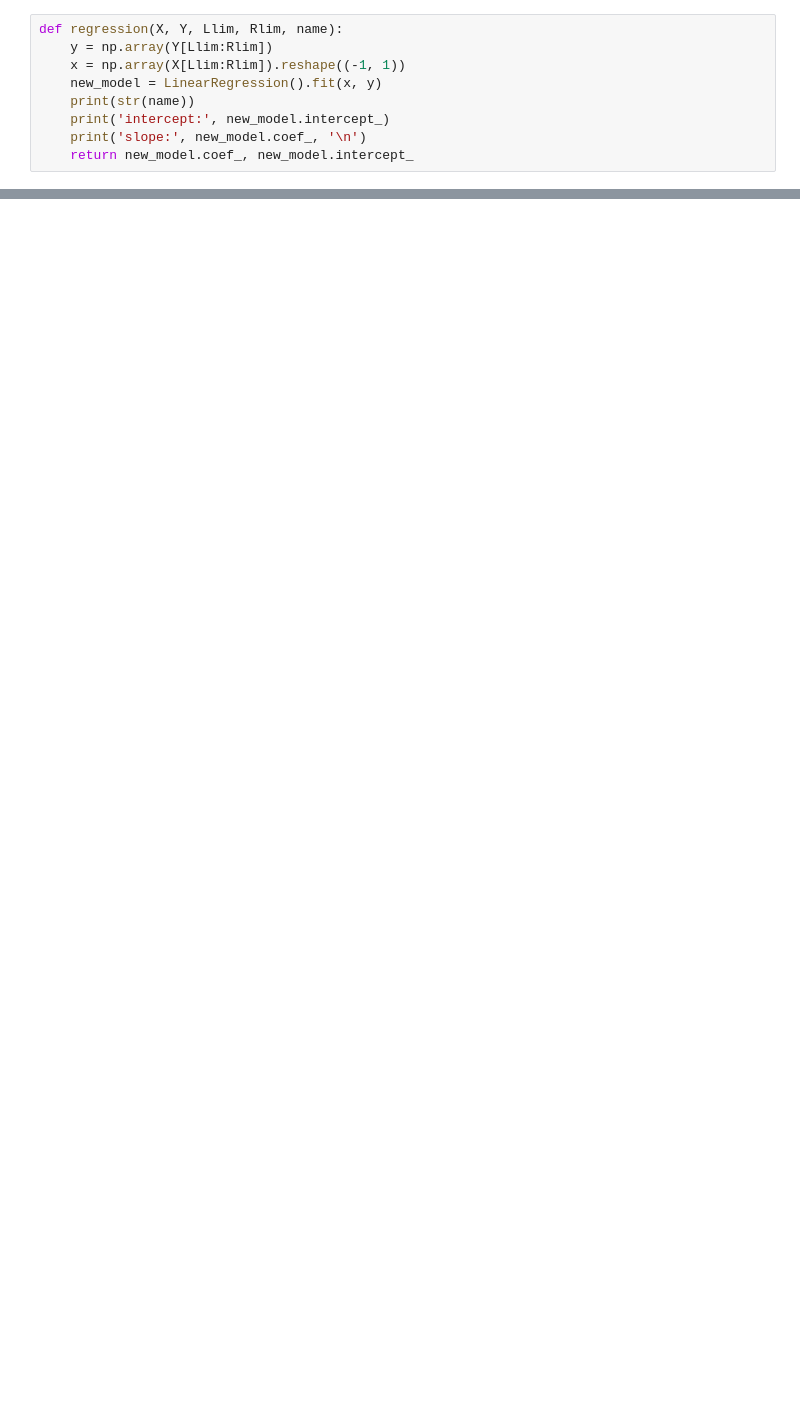
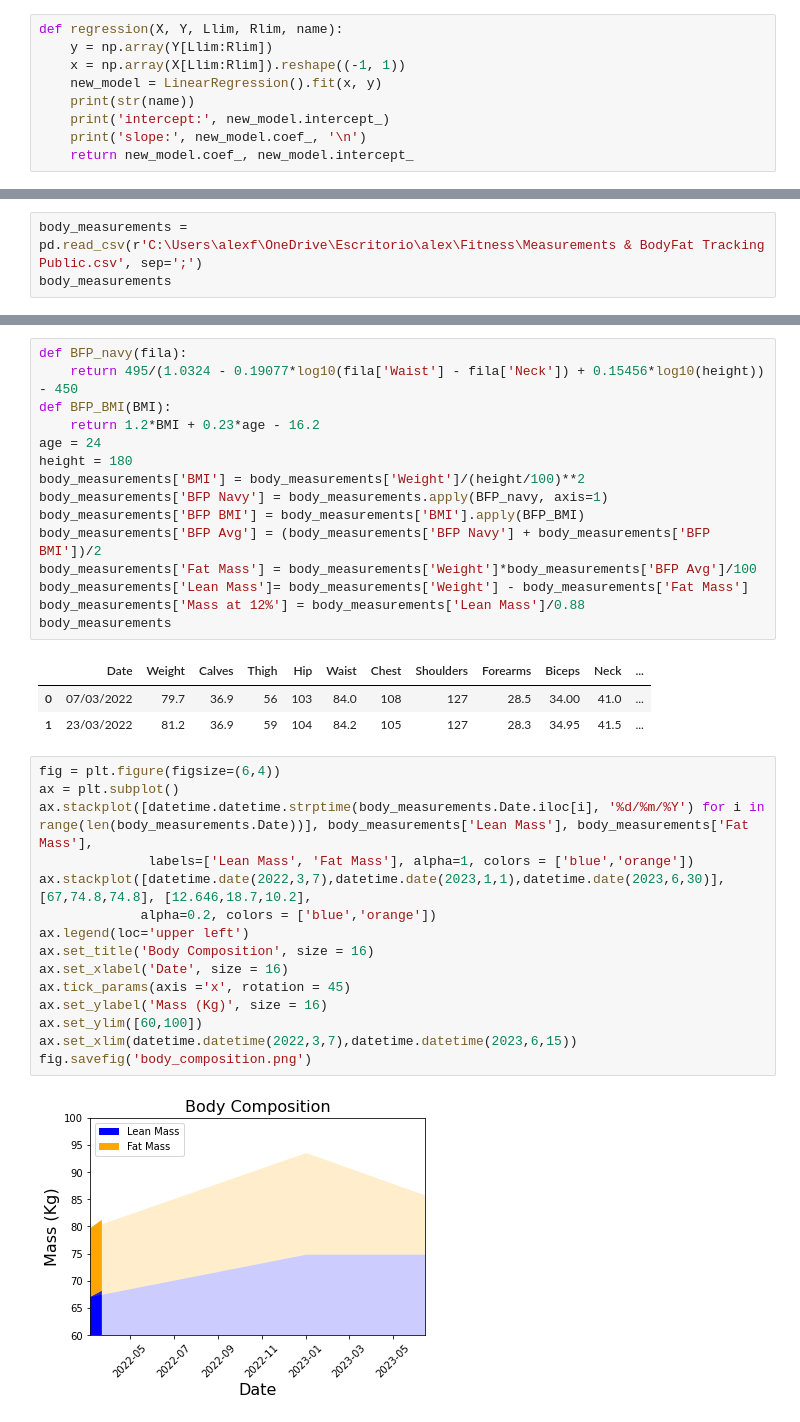
Before and after one commit to alexfulleda98/Fitness, a Jupyter notebook: MyFitnessJourney.ipynb, the cells around one changed output, grey strips where cells are left out. Cells and saved outputs as stored; diff of their text form; blank space fills up the shorter version.

```diff
--- a/MyFitnessJourney.ipynb
+++ b/MyFitnessJourney.ipynb
@@ -100,0 +124,3 @@ fig.tight_layout()
+# %%
+body_measurements = pd.read_csv(r'C:\Users\alexf\OneDrive\Escritorio\alex\Fitness\Measurements & BodyFat Tracking Public.csv', sep=';')
+body_measurements
@@ -100,0 +141,36 @@ fig.tight_layout()
+# %%
+def BFP_navy(fila):
+    return 495/(1.0324 - 0.19077*log10(fila['Waist'] - fila['Neck']) + 0.15456*log10(height)) - 450
+def BFP_BMI(BMI):
+    return 1.2*BMI + 0.23*age - 16.2
+age = 24
+height = 180
+body_measurements['BMI'] = body_measurements['Weight']/(height/100)**2
+body_measurements['BFP Navy'] = body_measurements.apply(BFP_navy, axis=1)
+body_measurements['BFP BMI'] = body_measurements['BMI'].apply(BFP_BMI)
+body_measurements['BFP Avg'] = (body_measurements['BFP Navy'] + body_measurements['BFP BMI'])/2
+body_measurements['Fat Mass'] = body_measurements['Weight']*body_measurements['BFP Avg']/100
+body_measurements['Lean Mass']= body_measurements['Weight'] - body_measurements['Fat Mass']
+body_measurements['Mass at 12%'] = body_measurements['Lean Mass']/0.88
+body_measurements
+# %% [output]
+|  | Date | Weight | Calves | Thigh | Hip | Waist | Chest | Shoulders | Forearms | Biceps | Neck | ... |
+| 0 | 07/03/2022 | 79.7 | 36.9 | 56 | 103 | 84.0 | 108 | 127 | 28.5 | 34.00 | 41.0 | ... |
+| 1 | 23/03/2022 | 81.2 | 36.9 | 59 | 104 | 84.2 | 105 | 127 | 28.3 | 34.95 | 41.5 | ... |
+# %%
+fig = plt.figure(figsize=(6,4))
+ax = plt.subplot()
+ax.stackplot([datetime.datetime.strptime(body_measurements.Date.iloc[i], '%d/%m/%Y') for i in range(len(body_measurements.Date))], body_measurements['Lean Mass'], body_measurements['Fat Mass'],
+              labels=['Lean Mass', 'Fat Mass'], alpha=1, colors = ['blue','orange'])
+ax.stackplot([datetime.date(2022,3,7),datetime.date(2023,1,1),datetime.date(2023,6,30)], [67,74.8,74.8], [12.646,18.7,10.2],
+             alpha=0.2, colors = ['blue','orange'])
+ax.legend(loc='upper left')
+ax.set_title('Body Composition', size = 16)
+ax.set_xlabel('Date', size = 16)
+ax.tick_params(axis ='x', rotation = 45)
+ax.set_ylabel('Mass (Kg)', size = 16)
+ax.set_ylim([60,100])
+ax.set_xlim(datetime.datetime(2022,3,7),datetime.datetime(2023,6,15))
+fig.savefig('body_composition.png')
+# %% [output]
+[figure, added]
```
Also changed, not shown: parts of 18 cells of this notebook, 6 other files.
